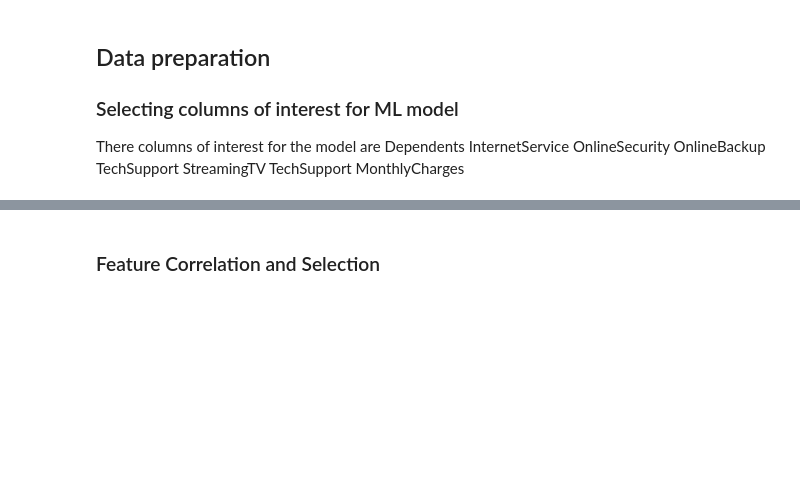
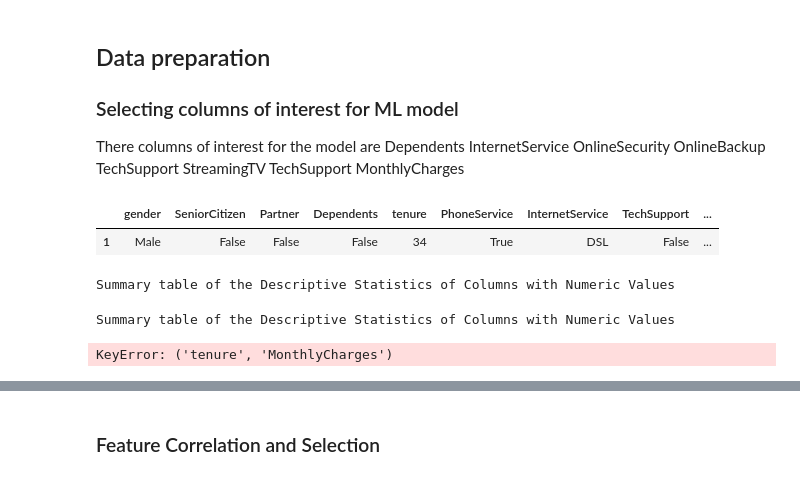
Before and after one commit to kwasichrappah/Custormer-Churn, a Jupyter notebook: customer.ipynb, the cells around one changed output, grey strips where cells are left out. Cells and saved outputs as stored; diff of their text form; code cells hidden in the pictures; blank space fills up the shorter version.

```diff
--- a/customer.ipynb
+++ b/customer.ipynb
@@ -485,3 +485,37 @@ TechSupport
 StreamingTV
 TechSupport
 MonthlyCharges
+# %%
+df =com_df
+df
+# %%
+df1=df.drop(columns=['customerID','OnlineSecurity','OnlineBackup','DeviceProtection','MultipleLines','TotalCharges'],axis=1)
+df1.head(1)
+# %% [output]
+|  | gender | SeniorCitizen | Partner | Dependents | tenure | PhoneService | InternetService | TechSupport | ... |
+| 1 | Male | False | False | False | 34 | True | DSL | False | ... |
+# %%
+# Looking at the descriptive statistics of the columns with categorical values
+cats = [column for column in com_df.columns if (com_df[column].dtype == "O")]
+print("Summary table of the Descriptive Statistics of Columns with Numeric Values")
+#cats.remove('tenure Group')
+cats.remove('customerID')
+com_df[cats].describe()
+cats=['SeniorCitizen','Partner','PhoneService']
+# %% [output]
+Summary table of the Descriptive Statistics of Columns with Numeric Values
+# %%
+# Looking at the descriptive statistics of the columns with numeric values
+numerics = [column for column in com_df.columns if (com_df[column].dtype != "O")]
+print("Summary table of the Descriptive Statistics of Columns with Numeric Values")
+com_df[numerics].describe()
+numerics=['tenure','MonthlyCharges']
+# %% [output]
+Summary table of the Descriptive Statistics of Columns with Numeric Values
+# %%
+target='Churn'
+#used_cols = [c for c in df1.columns.tolist() if c not in [target]]
+X=df1['tenure','MonthlyCharges']
+y=df1['Churn']
+# %% [output]
+KeyError: ('tenure', 'MonthlyCharges')
```
Also changed, not shown: parts of 13 cells of this notebook.
